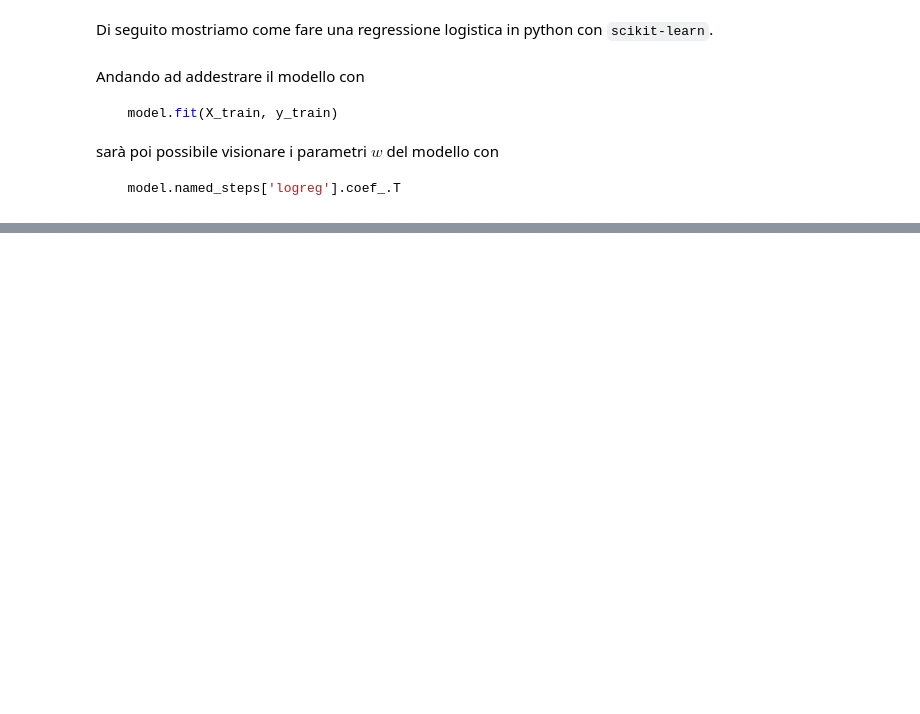
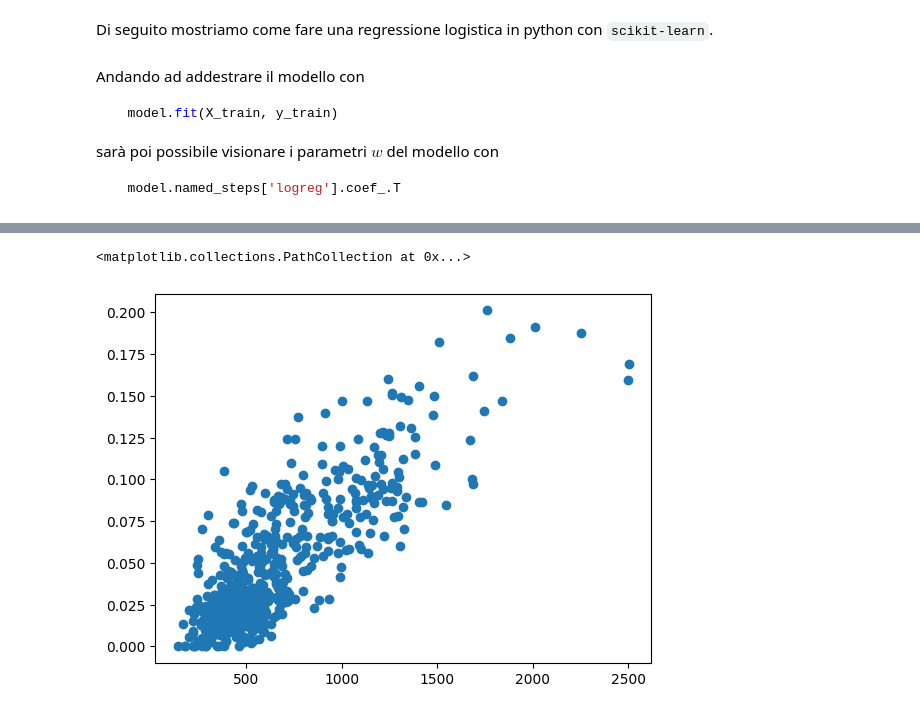
Before and after one commit to paniniDot/dataintensive-lectures, a Jupyter notebook: classification.ipynb, the cells around one changed output, grey strips where cells are left out. Saved outputs shown, nothing was run; the diff lists cells and outputs as text; code cells hidden in the pictures; blank space fills up the shorter version.

```diff
--- a/classification.ipynb
+++ b/classification.ipynb
@@ -623,0 +809,5 @@ $$
+# %%
+plt.scatter(x=bcwds['mean_area'], y=bcwds['mean_concave_pts'])
+# %% [output]
+<matplotlib.collections.PathCollection at 0x...>
+[figure, added]
```
Also changed, not shown: parts of 68 cells of this notebook, 2 other files.
